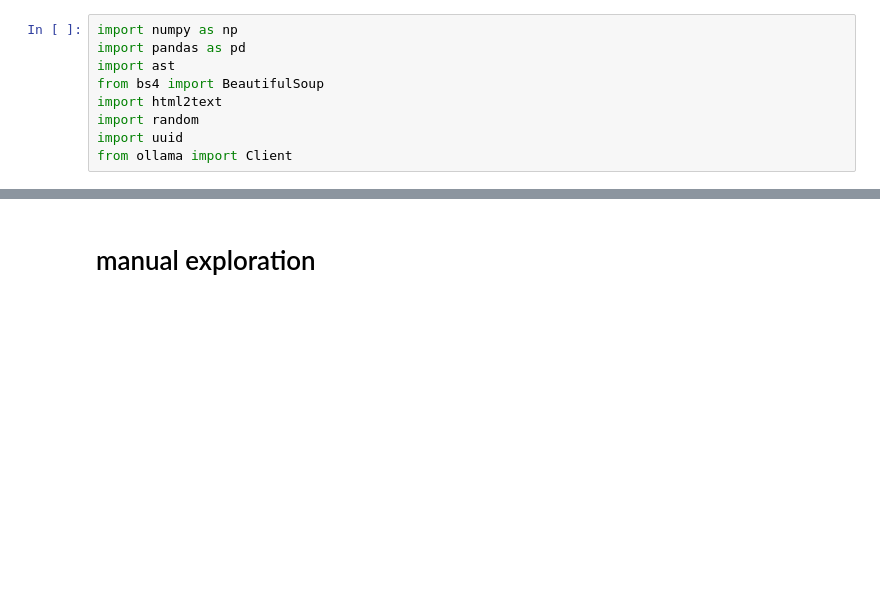
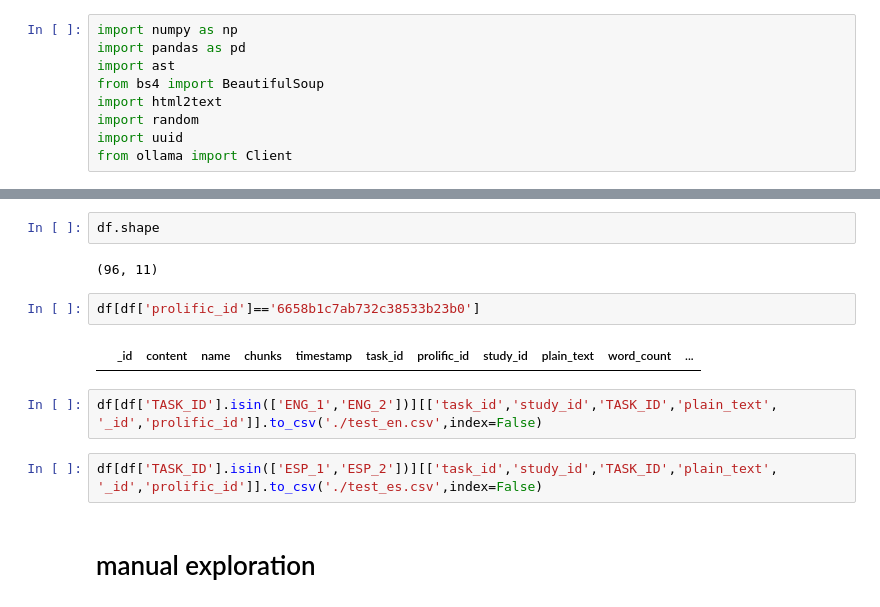
Before and after one commit to shreyan2020/cillm, a Jupyter notebook: analysis/notebooks/logic_to_get_persuasive_texts.ipynb, the cells around one changed output, grey strips where cells are left out. Saved outputs shown, nothing was run; the diff lists cells and outputs as text; blank space fills up the shorter version.

```diff
--- a/analysis/notebooks/logic_to_get_persuasive_texts.ipynb
+++ b/analysis/notebooks/logic_to_get_persuasive_texts.ipynb
@@ -17,6 +17,18 @@ df.head()
 | 2 | 66c5a21086c57a87db6f59e1 | <p class="llmparagraph id0"><span... | NaN | [{'frontend_id': 'chunk_AKbWr', '... | 2024-08-21 08:15:12.263000+00:00 | main_task_1 | 5c62de3f48fe4e000180e09d | 66c516b1d61c7b572205f713 | We are at a critical juncture whe... | 291 | ... |
 | 3 | 66c88773e46942c099b32393 | <p class="llmparagraph id0"><span... | NaN | [{'frontend_id': 'chunk_d3be5', '... | 2024-08-23 12:58:27.681000+00:00 | main_task_1 | 5d1f9776676cd1001580ae9c | 66c516b1d61c7b572205f713 | As you consider donating to the W... | 149 | ... |
 | 4 | 66c5a3e386c57a87db6f59f9 | <p class="llmparagraph id1">&nbsp... | NaN | [{'frontend_id': 'chunk_JAHGD', '... | 2024-08-21 08:22:59.626000+00:00 | main_task_1 | 5ea9a41b87b4150bf9634637 | 66c516b1d61c7b572205f713 | \nThe World Wildlife Fund (WWF) i... | 156 | ... |
+# %%
+df.shape
+# %% [output]
+(96, 11)
+# %%
+df[df['prolific_id']=='6658b1c7ab732c38533b23b0']
+# %% [output]
+|  | _id | content | name | chunks | timestamp | task_id | prolific_id | study_id | plain_text | word_count | ... |
+# %%
+df[df['TASK_ID'].isin(['ENG_1','ENG_2'])][['task_id','study_id','TASK_ID','plain_text', '_id','prolific_id']].to_csv('./test_en.csv',index=False)
+# %%
+df[df['TASK_ID'].isin(['ESP_1','ESP_2'])][['task_id','study_id','TASK_ID','plain_text', '_id','prolific_id']].to_csv('./test_es.csv',index=False)
 # %% [markdown]
 # manual exploration
 # %%
```
Also changed, not shown: parts of 16 cells of this notebook, 22 other files.
